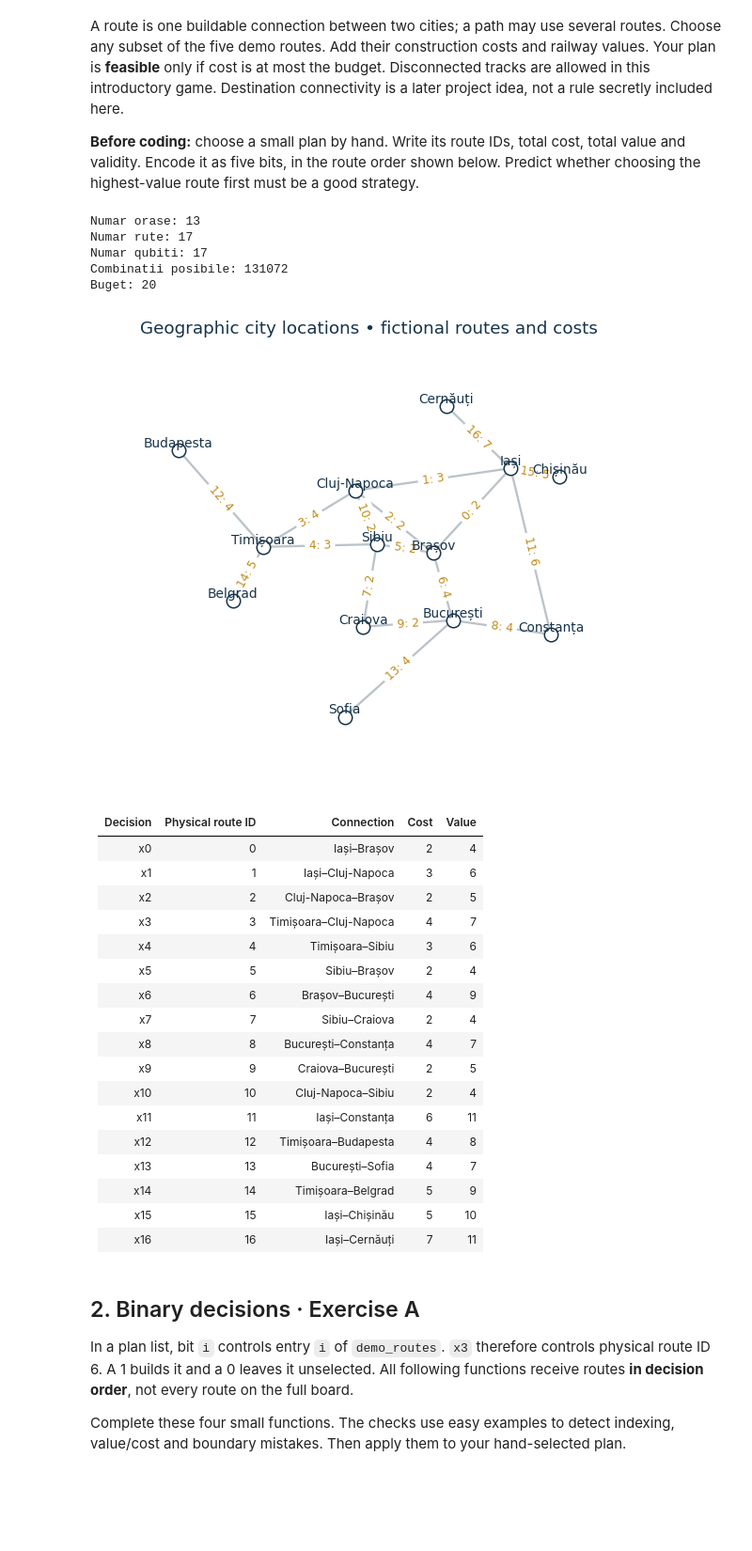
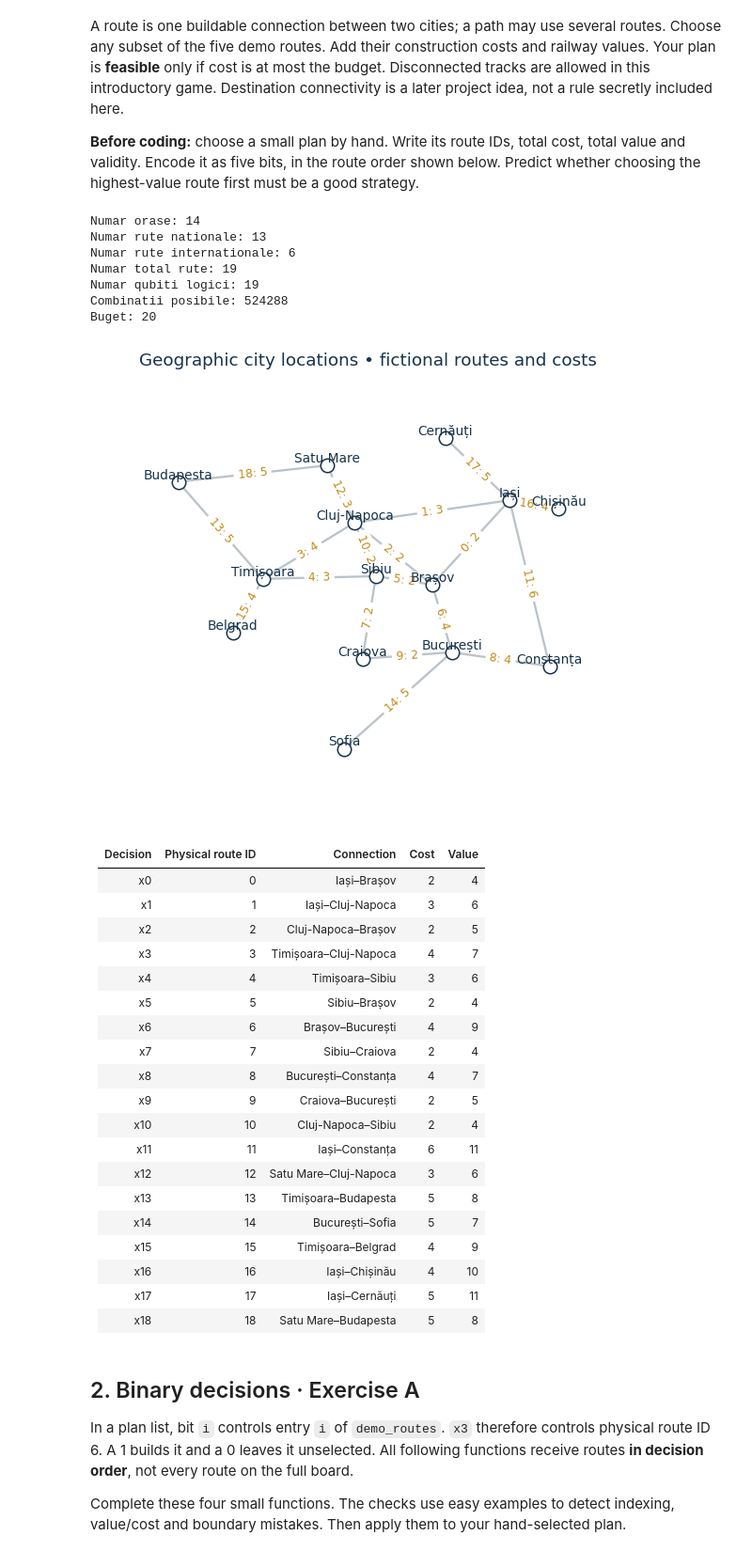
Before and after one commit to hrwire127/Q-Force, a Jupyter notebook: Quantum_Railways_Labb.ipynb, the cells around one changed output. Shown at 94% size. Drawn from its saved outputs; the diff is of its cells as text; code cells hidden in the pictures; blank space fills up the shorter version.

```diff
--- a/Quantum_Railways_Labb.ipynb
+++ b/Quantum_Railways_Labb.ipynb
@@ -118,20 +123,18 @@ EDGE_DATA = [
     ('Craiova', 'București', 2, 5),
     ('Cluj-Napoca', 'Sibiu', 2, 4),
     ('Iași', 'Constanța', 6, 11),
-
-    # Ruta nationala noua pentru Satu Mare
     ('Satu Mare', 'Cluj-Napoca', 3, 6)
 ]
 
-# 3. Rutele internationale
+# 3. Rutele internationale: cost de frontiera uniform = 1
 # (plecare, destinatie, constructie, valoare, cost frontiera)
 INTERNATIONAL_EDGES = [
-    ('Timișoara', 'Budapesta', 4, 8, 0),
-    ('București', 'Sofia', 4, 7, 0),
-    ('Timișoara', 'Belgrad', 3, 9, 2),
-    ('Iași', 'Chișinău', 3, 10, 2),
-    ('Iași', 'Cernăuți', 4, 11, 3),
-    ('Satu Mare', 'Budapesta', 4, 8, 0)
+    ('Timișoara', 'Budapesta', 4, 8, 1),
+    ('București', 'Sofia', 4, 7, 1),
+    ('Timișoara', 'Belgrad', 3, 9, 1),
+    ('Iași', 'Chișinău', 3, 10, 1),
+    ('Iași', 'Cernăuți', 4, 11, 1),
+    ('Satu Mare', 'Budapesta', 4, 8, 1)
 ]
 
 # 4. Construim lista rutelor nationale
@@ -177,6 +180,7 @@ MATHEMATICAL_DEEP_DIVE = False
 assert len(POSITIONS) == 14
 assert len(ROUTES) == 19
 assert N_DECISIONS == 19
+assert all(r['border_cost'] == 1 for r in ROUTES if r['international'])
 
 print("Numar orase:", len(POSITIONS))
 print("Numar rute nationale:", len(EDGE_DATA))
@@ -186,9 +190,11 @@ print("Numar qubiti logici:", N_DECISIONS)
 print("Combinatii posibile:", 2 ** N_DECISIONS)
 print("Buget:", BUDGET)
 # %% [output]
-Numar orase: 13
-Numar rute: 17
-Numar qubiti: 17
-Combinatii posibile: 131072
+Numar orase: 14
+Numar rute nationale: 13
+Numar rute internationale: 6
+Numar total rute: 19
+Numar qubiti logici: 19
+Combinatii posibile: 524288
 Buget: 20
 # %%
@@ -295,11 +280,11 @@ def distribution_metrics(counts, routes, budget, reference_rows):
 # %%
 draw_board(title='Geographic city locations • fictional routes and costs');plt.show()
 show_table(['Decision','Physical route ID','Connection','Cost','Value'],
     [(f'x{i}',r['id'],'–'.join(r['cities']),r['cost'],r['value']) for i,r in enumerate(demo_routes)])
-my_plan=[1,1,1,0,0]  # Change this to your hand-selected plan.
+my_plan=[int(i < 3) for i in range(N_DECISIONS)]  # Change this to your hand-selected plan.
 # Prediction (edit this Markdown or add a cell): cost __, value __, feasible __.
 # %% [output]
-[figure, old version]
+[figure, new version]
 | Decision | Physical route ID | Connection | Cost | Value |
 | --- | --- | --- | --- | --- |
 | x0 | 0 | Iași–Brașov | 2 | 4 |
@@ -314,11 +299,13 @@ my_plan=[1,1,1,0,0]  # Change this to your hand-selected plan.
 | x9 | 9 | Craiova–București | 2 | 5 |
 | x10 | 10 | Cluj-Napoca–Sibiu | 2 | 4 |
 | x11 | 11 | Iași–Constanța | 6 | 11 |
-| x12 | 12 | Timișoara–Budapesta | 4 | 8 |
-| x13 | 13 | București–Sofia | 4 | 7 |
-| x14 | 14 | Timișoara–Belgrad | 5 | 9 |
-| x15 | 15 | Iași–Chișinău | 5 | 10 |
-| x16 | 16 | Iași–Cernăuți | 7 | 11 |
+| x12 | 12 | Satu Mare–Cluj-Napoca | 3 | 6 |
+| x13 | 13 | Timișoara–Budapesta | 5 | 8 |
+| x14 | 14 | București–Sofia | 5 | 7 |
+| x15 | 15 | Timișoara–Belgrad | 4 | 9 |
+| x16 | 16 | Iași–Chișinău | 4 | 10 |
+| x17 | 17 | Iași–Cernăuți | 5 | 11 |
+| x18 | 18 | Satu Mare–Budapesta | 5 | 8 |
 # %% [markdown]
 ## 2. Binary decisions · Exercise A
 In a plan list, bit `i` controls entry `i` of `demo_routes`. `x3` therefore controls physical route ID 6. A 1 builds it and a 0 leaves it unselected. All following functions receive routes **in decision order**, not every route on the full board.
```
Also changed, not shown: parts of 20 cells of this notebook, 44 other files.
